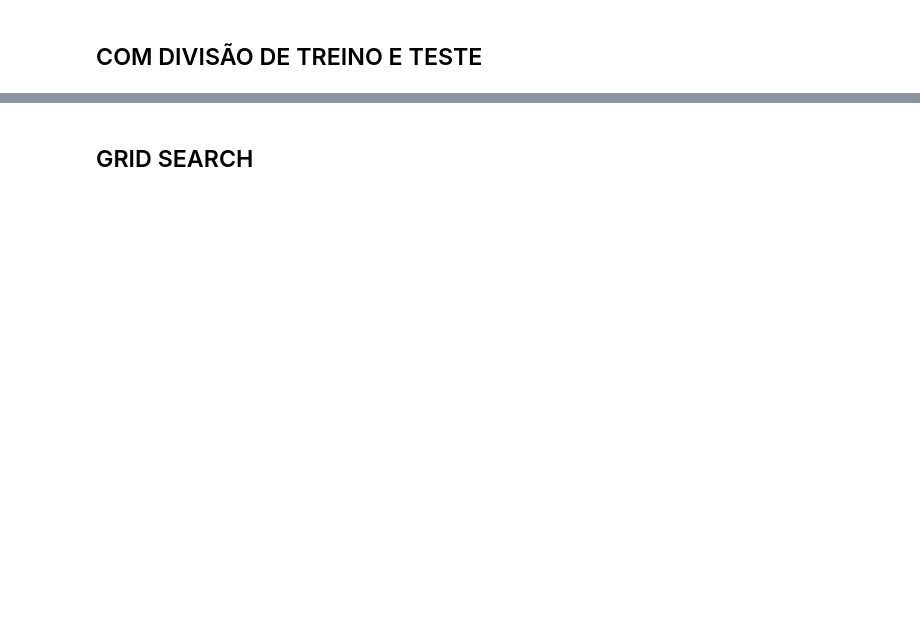
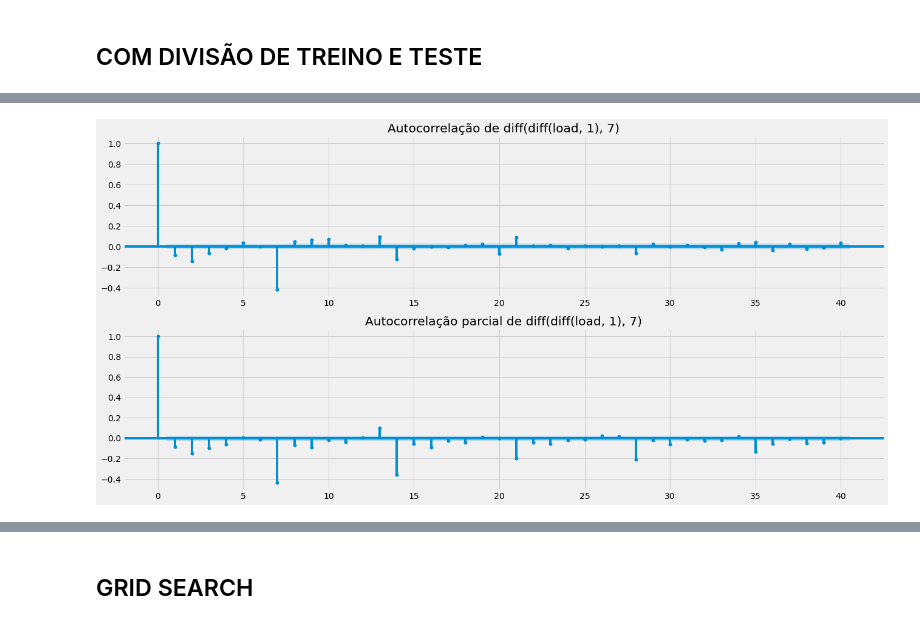
Before and after one commit to matheus-vizzotto/projecao_demanda_eletrica, a Jupyter notebook: models_tests/sarima.ipynb, the cells around one changed output, grey strips where cells are left out. Saved outputs shown, nothing was run; the diff lists cells and outputs as text; code cells hidden in the pictures; blank space fills up the shorter version.

```diff
--- a/models_tests/sarima.ipynb
+++ b/models_tests/sarima.ipynb
@@ -110 +116,11 @@ test.head()
+# %%
+df_load_sul_diff1_diff7 = df_load_sul_diff1.diff(7).dropna()
+
+N, M = 20, 10
+fig, (ax1, ax2) = plt.subplots(2, figsize = (N,M))
+plot_acf(df_load_sul_diff1_diff7, title = "Autocorrelação de diff(diff(load, 1), 7)", ax = ax1)
+plot_pacf(df_load_sul_diff1_diff7, title = "Autocorrelação parcial de diff(diff(load, 1), 7)", ax = ax2)
+plt.show()
+# %% [output]
+[figure, added]
 # %%
```
Also changed, not shown: parts of 20 cells of this notebook.
